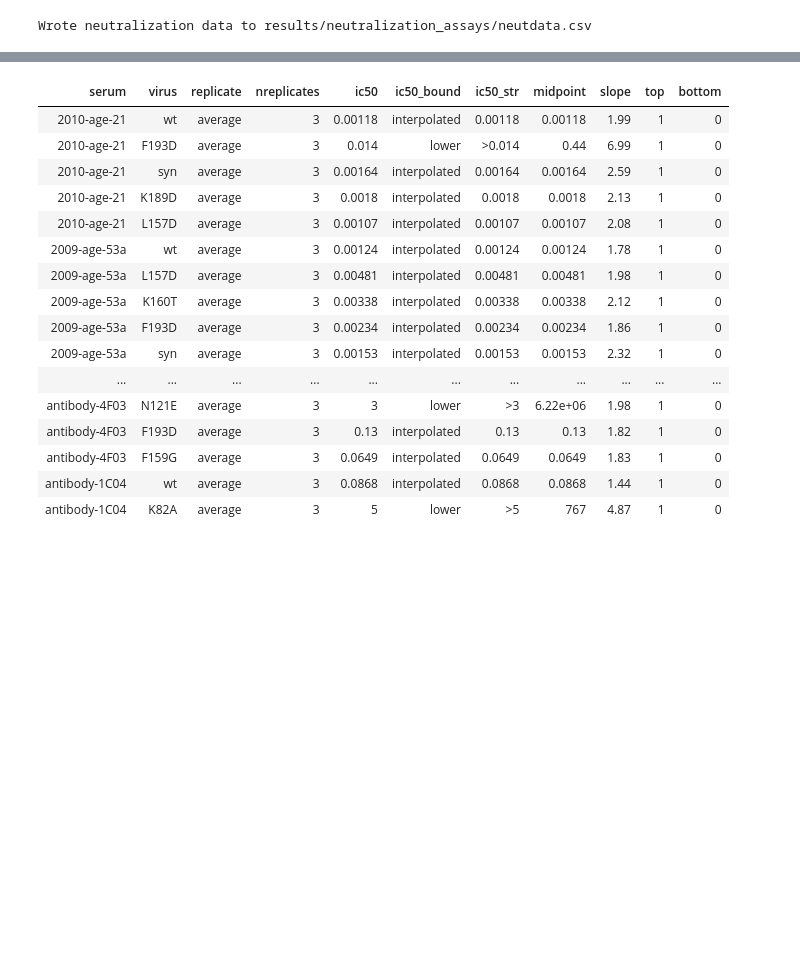
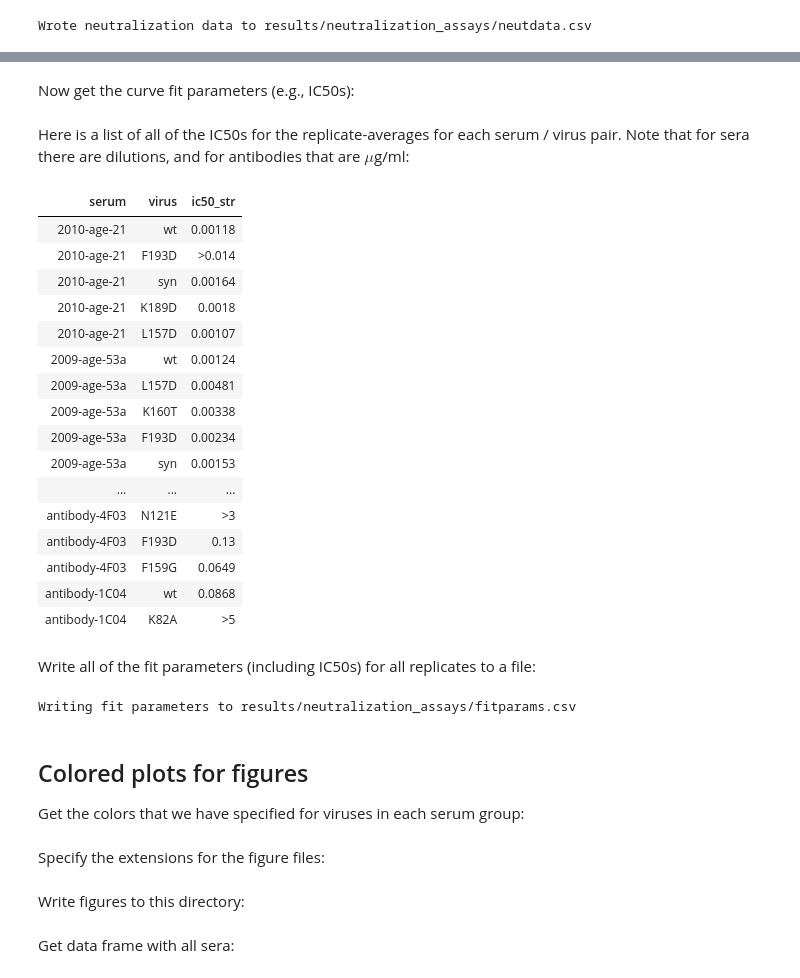
Before and after one commit to jbloomlab/map_flu_serum_Perth2009_H3_HA, a Jupyter notebook: analyze_neut.ipynb, the cells around one changed output, grey strips where cells are left out. Cells and saved outputs as stored; diff of their text form; code cells hidden in the pictures; blank space fills up the shorter version.

```diff
--- a/analyze_neut.ipynb
+++ b/analyze_neut.ipynb
@@ -29,5 +30,3 @@ import neutcurve.parse_excel
 print(f"Using neutcurve version {neutcurve.__version__}")
 # %% [output]
 Using neutcurve version 0.2.dev0
-# %%
-pd.set_option('display.float_format', '{:.3g}'.format)
@@ -136,22 +141,43 @@ for s in neutdata['serum'].unique():
+# %% [markdown]
+Now get the curve fit parameters (e.g., IC50s):
 # %%
 fitparams = fits.fitParams()
+# %% [markdown]
+Here is a list of all of the IC50s for the replicate-averages for each serum / virus pair.
+Note that for sera there are dilutions, and for antibodies that are $\mu$g/ml:
 # %%
-display(HTML(fitparams.to_html(index=False)))
+display(HTML(fitparams
+             .query('replicate == "average"')
+             .drop(columns=['midpoint', 'top', 'bottom', 'replicate',
+                            'ic50', 'ic50_bound', 'slope', 'nreplicates'])
+             .to_html(index=False)
+             ))
 # %% [output]
-| serum | virus | replicate | nreplicates | ic50 | ic50_bound | ic50_str | midpoint | slope | top | bottom |
-| 2010-age-21 | wt | average | 3 | 0.00118 | interpolated | 0.00118 | 0.00118 | 1.99 | 1 | 0 |
-| 2010-age-21 | F193D | average | 3 | 0.014 | lower | >0.014 | 0.44 | 6.99 | 1 | 0 |
-| 2010-age-21 | syn | average | 3 | 0.00164 | interpolated | 0.00164 | 0.00164 | 2.59 | 1 | 0 |
-| 2010-age-21 | K189D | average | 3 | 0.0018 | interpolated | 0.0018 | 0.0018 | 2.13 | 1 | 0 |
-| 2010-age-21 | L157D | average | 3 | 0.00107 | interpolated | 0.00107 | 0.00107 | 2.08 | 1 | 0 |
-| 2009-age-53a | wt | average | 3 | 0.00124 | interpolated | 0.00124 | 0.00124 | 1.78 | 1 | 0 |
-| 2009-age-53a | L157D | average | 3 | 0.00481 | interpolated | 0.00481 | 0.00481 | 1.98 | 1 | 0 |
-| 2009-age-53a | K160T | average | 3 | 0.00338 | interpolated | 0.00338 | 0.00338 | 2.12 | 1 | 0 |
-| 2009-age-53a | F193D | average | 3 | 0.00234 | interpolated | 0.00234 | 0.00234 | 1.86 | 1 | 0 |
-| 2009-age-53a | syn | average | 3 | 0.00153 | interpolated | 0.00153 | 0.00153 | 2.32 | 1 | 0 |
-| ... | ... | ... | ... | ... | ... | ... | ... | ... | ... | ... |
-| antibody-4F03 | N121E | average | 3 | 3 | lower | >3 | 6.22e+06 | 1.98 | 1 | 0 |
-| antibody-4F03 | F193D | average | 3 | 0.13 | interpolated | 0.13 | 0.13 | 1.82 | 1 | 0 |
-| antibody-4F03 | F159G | average | 3 | 0.0649 | interpolated | 0.0649 | 0.0649 | 1.83 | 1 | 0 |
-| antibody-1C04 | wt | average | 3 | 0.0868 | interpolated | 0.0868 | 0.0868 | 1.44 | 1 | 0 |
-| antibody-1C04 | K82A | average | 3 | 5 | lower | >5 | 767 | 4.87 | 1 | 0 |
+| serum | virus | ic50_str |
+| 2010-age-21 | wt | 0.00118 |
+| 2010-age-21 | F193D | >0.014 |
+| 2010-age-21 | syn | 0.00164 |
+| 2010-age-21 | K189D | 0.0018 |
+| 2010-age-21 | L157D | 0.00107 |
+| 2009-age-53a | wt | 0.00124 |
+| 2009-age-53a | L157D | 0.00481 |
+| 2009-age-53a | K160T | 0.00338 |
+| 2009-age-53a | F193D | 0.00234 |
+| 2009-age-53a | syn | 0.00153 |
+| ... | ... | ... |
+| antibody-4F03 | N121E | >3 |
+| antibody-4F03 | F193D | 0.13 |
+| antibody-4F03 | F159G | 0.0649 |
+| antibody-1C04 | wt | 0.0868 |
+| antibody-1C04 | K82A | >5 |
+# %% [markdown]
+Write all of the fit parameters (including IC50s) for all replicates to a file:
+# %%
+fitfile = os.path.join(outdir, 'fitparams.csv')
+print(f"Writing fit parameters to {fitfile}")
+fitparams.to_csv(fitfile, index=False, float_format='%.3g')
+# %% [output]
+Writing fit parameters to results/neutralization_assays/fitparams.csv
+# %% [markdown]
+## Colored plots for figures
+Get the colors that we have specified for viruses in each serum group:
@@ -157,0 +187,2 @@ display(HTML(fitparams.to_html(index=False)))
+# %% [markdown]
+Specify the extensions for the figure files:
@@ -157,0 +191,2 @@ display(HTML(fitparams.to_html(index=False)))
+# %% [markdown]
+Write figures to this directory:
@@ -157,0 +196,2 @@ display(HTML(fitparams.to_html(index=False)))
+# %% [markdown]
+Get data frame with all sera:
```
Also changed, not shown: parts of 23 cells of this notebook, 9 other files.
